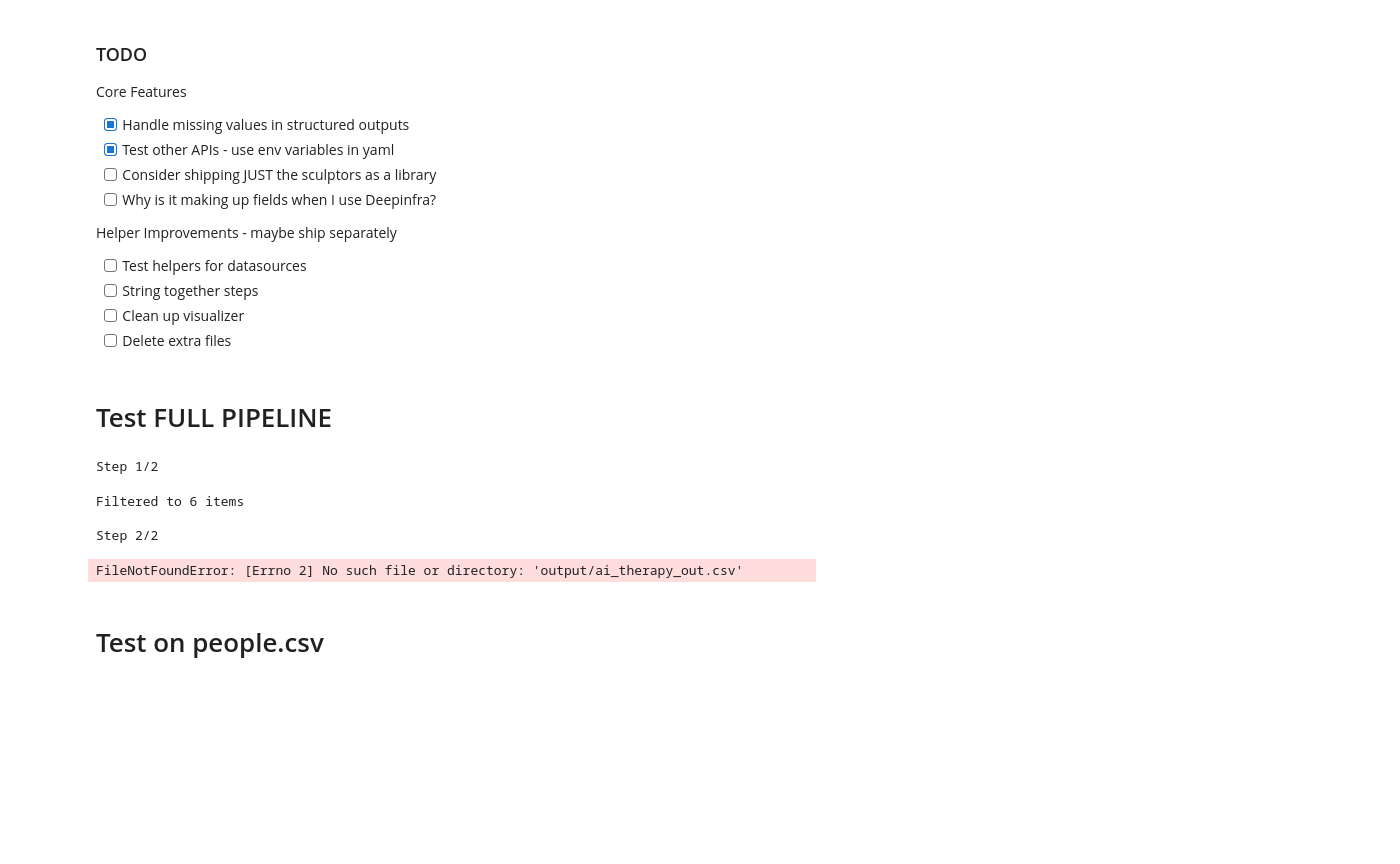
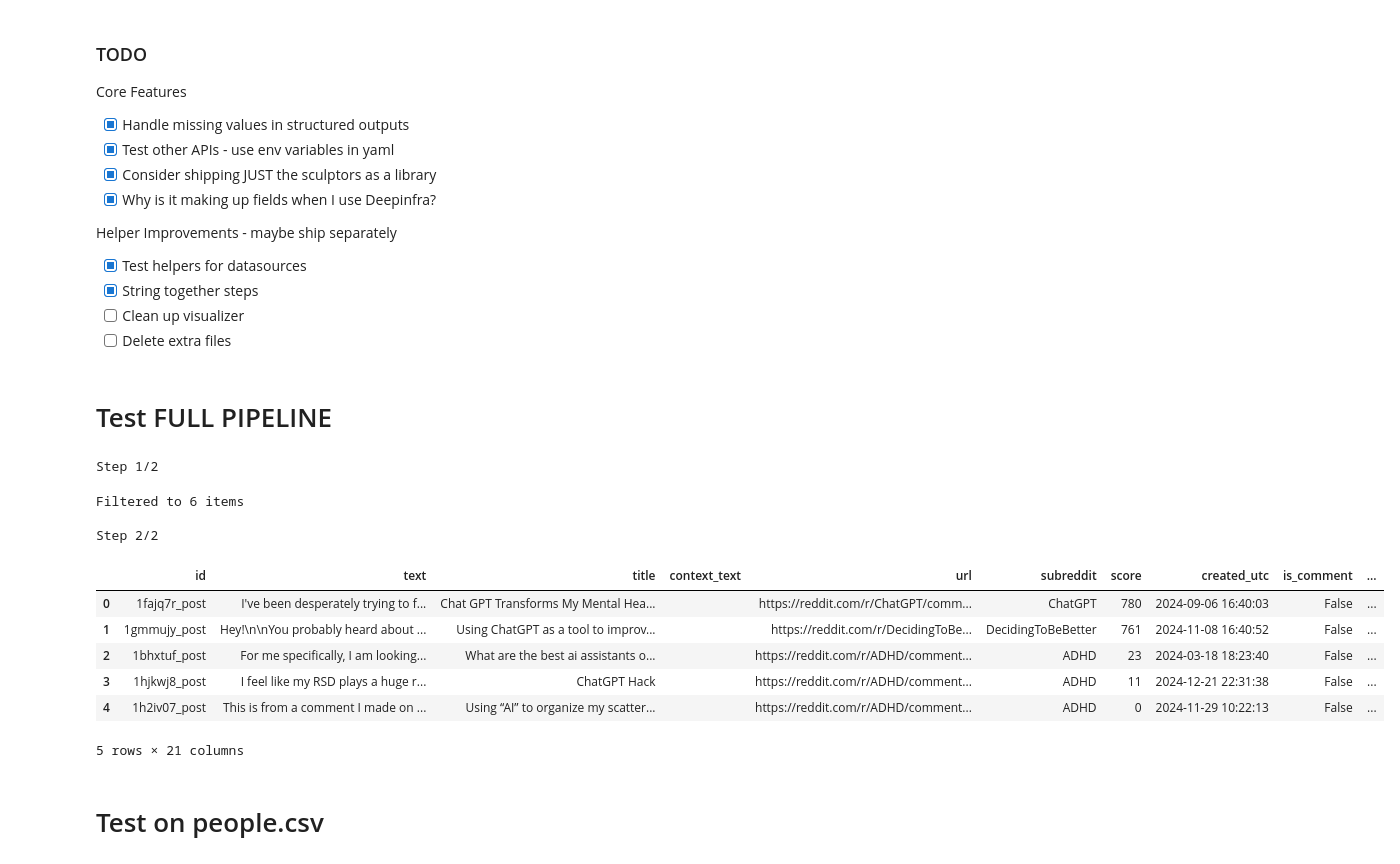
Before and after one commit to bturtel/datasculpt, a Jupyter notebook: example.ipynb, the cells around one changed output. Drawn from its saved outputs; the diff is of its cells as text; code cells hidden in the pictures; blank space fills up the shorter version.

```diff
--- a/example.ipynb
+++ b/example.ipynb
@@ -4,12 +4,12 @@
 Core Features
 - [x] Handle missing values in structured outputs
 - [x] Test other APIs - use env variables in yaml
-- [ ] Consider shipping JUST the sculptors as a library
-- [ ] Why is it making up fields when I use Deepinfra?
+- [X] Consider shipping JUST the sculptors as a library
+- [X] Why is it making up fields when I use Deepinfra?
 
 Helper Improvements - maybe ship separately
-- [ ] Test helpers for datasources
-- [ ] String together steps
+- [X] Test helpers for datasources
+- [X] String together steps
 - [ ] Clean up visualizer
 - [ ] Delete extra files
 # %% [markdown]
@@ -20,7 +20,8 @@ Helper Improvements - maybe ship separately
 
 import os
 import toml
-from sculptor import SculptorPipeline
+
+from helpers import pipeline_runner
 
 secrets = toml.load("secrets.toml")
 os.environ["OPENAI_API_KEY"] = secrets["openai"]["api_key"]
@@ -29,11 +30,21 @@ os.environ["REDDIT_CLIENT_ID"] = secrets["reddit"]["client_id"]
 os.environ["REDDIT_CLIENT_SECRET"] = secrets["reddit"]["client_secret"]
 os.environ["REDDIT_USER_AGENT"] = secrets["reddit"]["user_agent"]
 
-pipeline = SculptorPipeline.from_config('examples/ai_therapy.yaml')
-results = pipeline.process_from_config(n_workers=4)
+results = pipeline_runner.run_from_config('examples/ai_therapy.yaml', n_workers=4)
 # %% [output]
 Step 1/2
 Filtered to 6 items
 
 Step 2/2
-FileNotFoundError: [Errno 2] No such file or directory: 'output/ai_therapy_out.csv'
+# %%
+import pandas as pd
+df = pd.DataFrame(results)
+df.head()
+# %% [output]
+|  | id | text | title | context_text | url | subreddit | score | created_utc | is_comment | ... |
+| 0 | 1fajq7r_post | I've been desperately trying to f... | Chat GPT Transforms My Mental Hea... |  | https://reddit.com/r/ChatGPT/comm... | ChatGPT | 780 | 2024-09-06 16:40:03 | False | ... |
+| 1 | 1gmmujy_post | Hey!\n\nYou probably heard about ... | Using ChatGPT as a tool to improv... |  | https://reddit.com/r/DecidingToBe... | DecidingToBeBetter | 761 | 2024-11-08 16:40:52 | False | ... |
+| 2 | 1bhxtuf_post | For me specifically, I am looking... | What are the best ai assistants o... |  | https://reddit.com/r/ADHD/comment... | ADHD | 23 | 2024-03-18 18:23:40 | False | ... |
+| 3 | 1hjkwj8_post | I feel like my RSD plays a huge r... | ChatGPT Hack |  | https://reddit.com/r/ADHD/comment... | ADHD | 11 | 2024-12-21 22:31:38 | False | ... |
+| 4 | 1h2iv07_post | This is from a comment I made on ... | Using “AI” to organize my scatter... |  | https://reddit.com/r/ADHD/comment... | ADHD | 0 | 2024-11-29 10:22:13 | False | ... |
+5 rows × 21 columns
```
Also changed, not shown: parts of 9 cells of this notebook, 6 other files.
